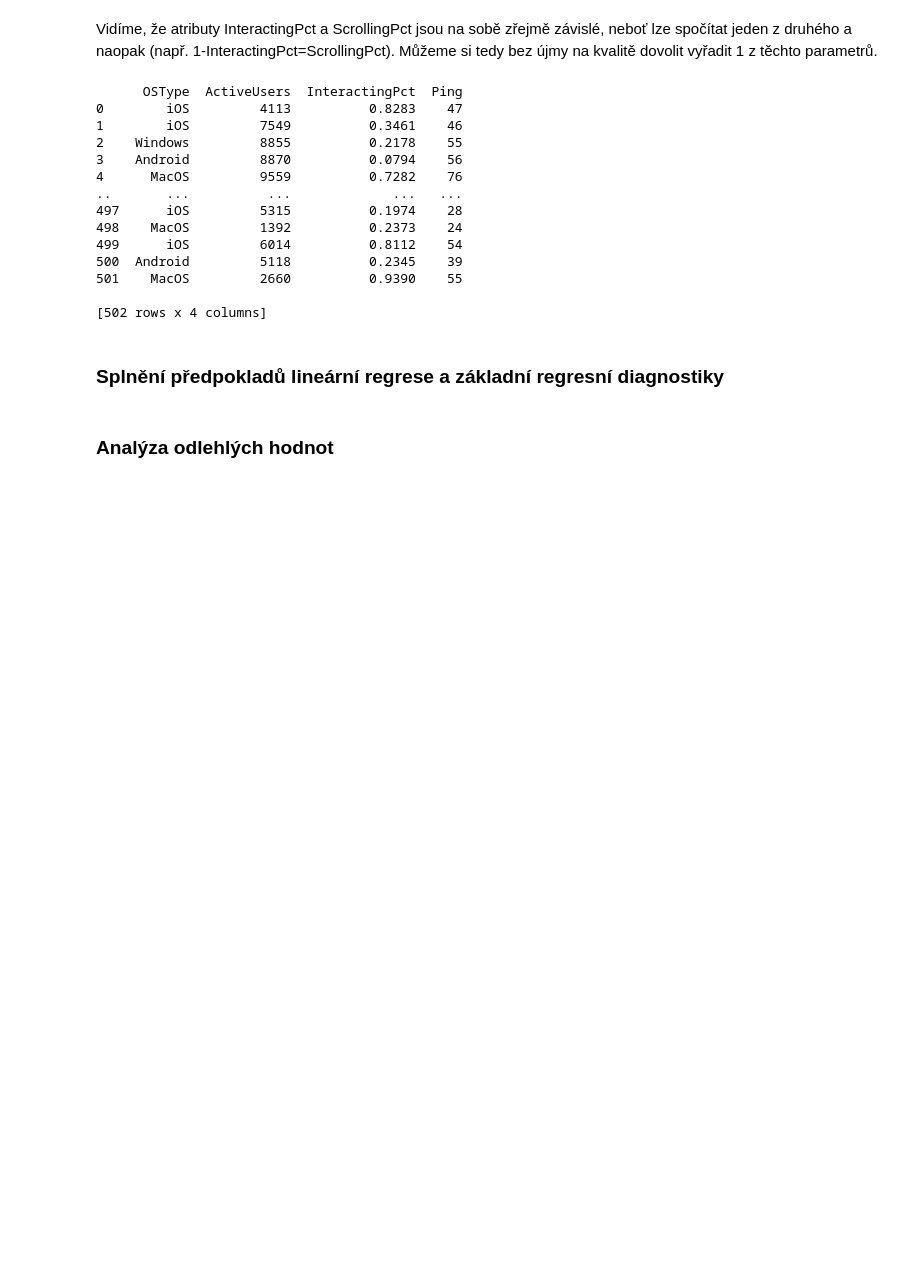
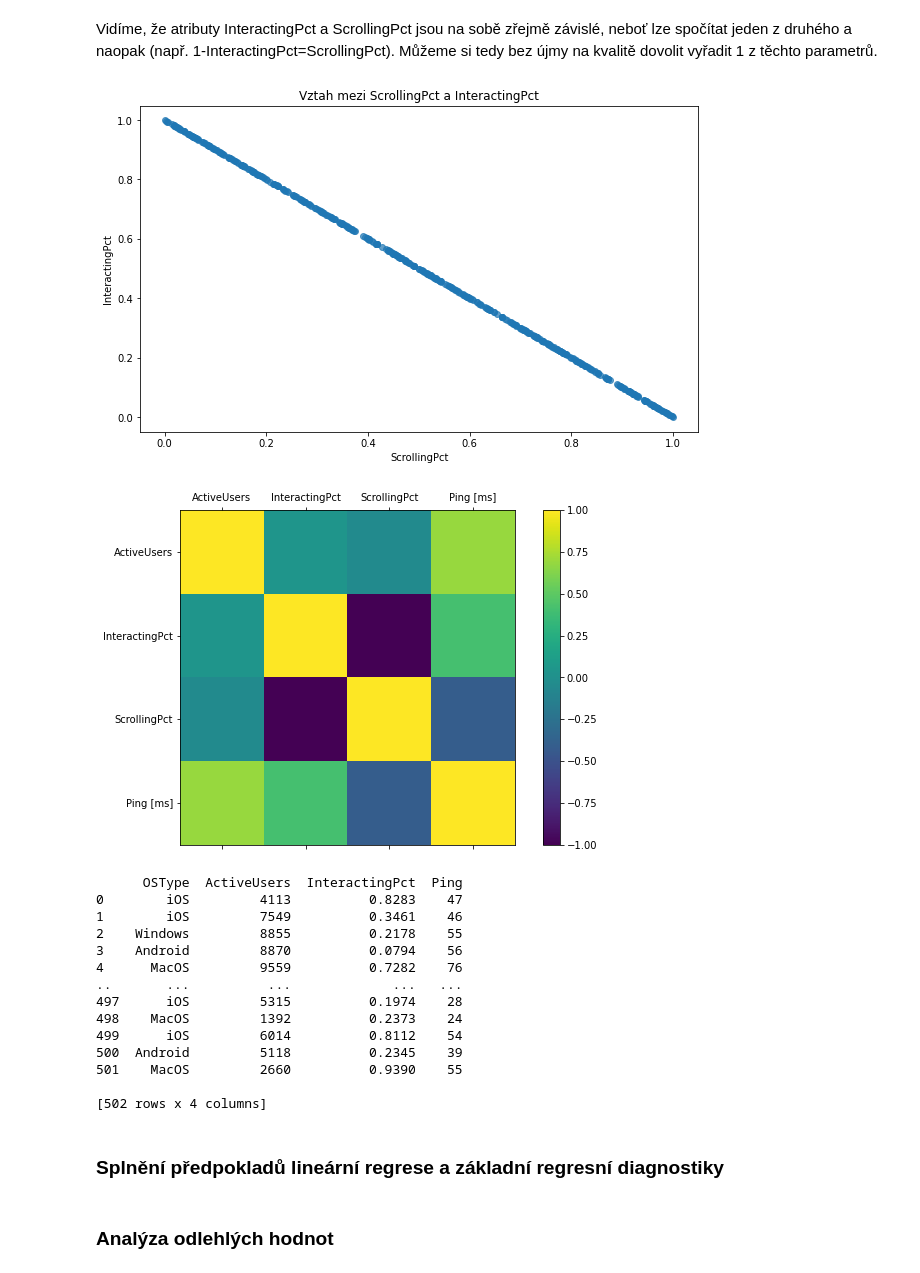
Before and after one commit to Filda99/FIT-MSP, a Jupyter notebook: Proj2/msp_proj2.ipynb, the cells around one changed output. Cells and saved outputs as stored; diff of their text form; code cells hidden in the pictures; blank space fills up the shorter version.

```diff
--- a/Proj2/msp_proj2.ipynb
+++ b/Proj2/msp_proj2.ipynb
@@ -76,7 +117,9 @@ plt.show()
 ### Čištění dat
 # %%
 # read data from the second sheet
-data = pd.read_excel('c:\\Users\\user\\Documents\\Projekt-2_Data.xlsx', sheet_name=1)
+# data = pd.read_excel('c:\\Users\\user\\Documents\\Projekt-2_Data.xlsx', sheet_name=1)
+data = pd.read_excel('c:\\Users\\M\\Documents\\Projekt-2_Data.xlsx', sheet_name=1)
+
 # Display the loaded data
 print(data)
 # %% [output]
@@ -84,25 +140,46 @@ PermissionError: [Errno 13] Permission denied: 'c:\\Users\\user\\OneDrive - Vyso
 # %% [markdown]
 Vidíme, že atributy InteractingPct a ScrollingPct jsou na sobě zřejmě závislé, neboť lze spočítat jeden z druhého a naopak (např. 1-InteractingPct=ScrollingPct). Můžeme si tedy bez újmy na kvalitě dovolit vyřadit 1 z těchto parametrů.
-# %%
-# drop ScrollingPct column
-data = data.drop('ScrollingPct', axis=1)
-data = data.rename(columns={'Ping [ms]': 'Ping'})
-print(data)
-# %% [output]
-      OSType  ActiveUsers  InteractingPct  Ping
-0        iOS         4113          0.8283    47
-1        iOS         7549          0.3461    46
-2    Windows         8855          0.2178    55
-3    Android         8870          0.0794    56
-4      MacOS         9559          0.7282    76
-..       ...          ...             ...   ...
-497      iOS         5315          0.1974    28
-498    MacOS         1392          0.2373    24
-499      iOS         6014          0.8112    54
-500  Android         5118          0.2345    39
-501    MacOS         2660          0.9390    55
-
-[502 rows x 4 columns]
+# %%
+# plot relationship between ScrollingPct   and InteractingPct
+plt.figure(figsize=(10, 6))
+plt.scatter(data['ScrollingPct'], data['InteractingPct'], alpha=0.7)
+plt.title('Vztah mezi ScrollingPct a InteractingPct')
+plt.xlabel('ScrollingPct')
+plt.ylabel('InteractingPct')
+plt.show()
+
+# plot correlation matrix of numeric variables
+# first select only numeric variables
+numeric_variables = data.select_dtypes(include=[np.number])
+# then plot the correlation matrix
+plt.figure(figsize=(10, 6))
+plt.matshow(numeric_variables.corr(), fignum=1)
+plt.xticks(range(len(numeric_variables.columns)), numeric_variables.columns)
+plt.yticks(range(len(numeric_variables.columns)), numeric_variables.columns)
+plt.colorbar()
+plt.show()
+
+# drop ScrollingPct column
+data = data.drop('ScrollingPct', axis=1)
+data = data.rename(columns={'Ping [ms]': 'Ping'})
+print(data)
+# %% [output]
+[figure, added]
+[figure, added]
+      OSType  ActiveUsers  InteractingPct  Ping
+0        iOS         4113          0.8283    47
+1        iOS         7549          0.3461    46
+2    Windows         8855          0.2178    55
+3    Android         8870          0.0794    56
+4      MacOS         9559          0.7282    76
+..       ...          ...             ...   ...
+497      iOS         5315          0.1974    28
+498    MacOS         1392          0.2373    24
+499      iOS         6014          0.8112    54
+500  Android         5118          0.2345    39
+501    MacOS         2660          0.9390    55
+
+[502 rows x 4 columns]
 # %% [markdown]
 ### Splnění předpokladů lineární regrese a základní regresní diagnostiky
 # %% [markdown]
```
Also changed, not shown: parts of 16 cells of this notebook.
